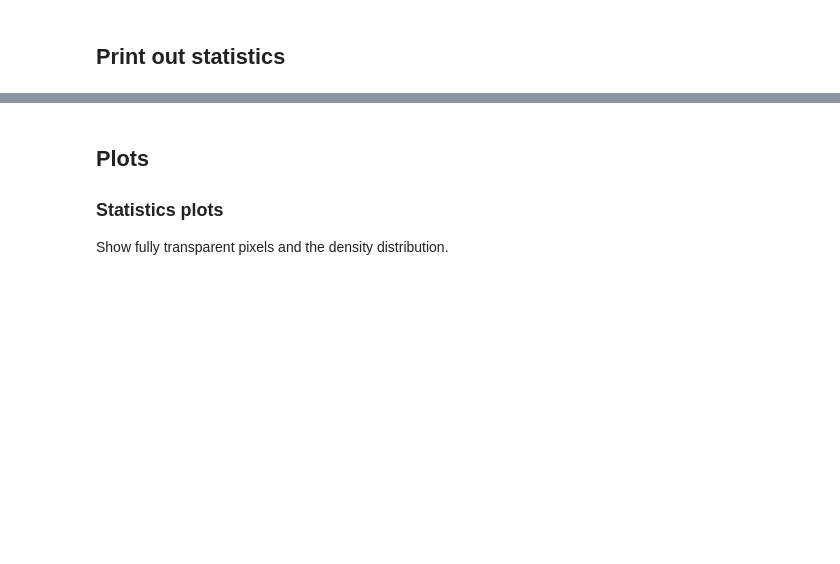
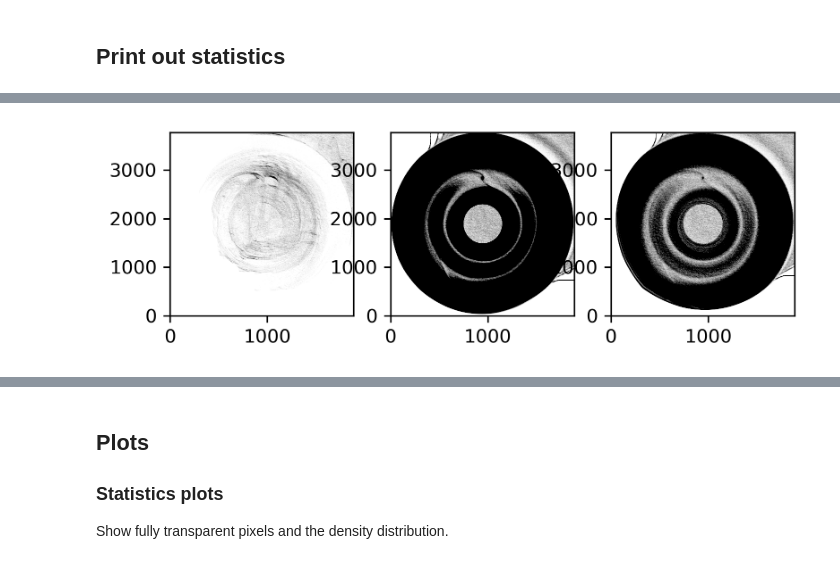
Before and after one commit to birnstiel/astro3D, a Jupyter notebook: notebooks/1_3Dprinting/4_color_disk/analyze_color_stack.ipynb, the cells around one changed output, grey strips where cells are left out. Cells and saved outputs as stored; diff of their text form; code cells hidden in the pictures; blank space fills up the shorter version.

```diff
--- a/notebooks/1_3Dprinting/4_color_disk/analyze_color_stack.ipynb
+++ b/notebooks/1_3Dprinting/4_color_disk/analyze_color_stack.ipynb
@@ -43,0 +61,5 @@ print(f'most opaque pixel has {summed_image.max():n} filled pixels (={summed_ima
+# %%
+summed = []
+for col in tqdm(cols[:-1]):
+    summed += [image_stack.image_sum(files, color=col)]
+summed = np.array(summed)
@@ -43,0 +71,7 @@ print(f'most opaque pixel has {summed_image.max():n} filled pixels (={summed_ima
+# %%
+f, ax = plt.subplots(1, len(summed), dpi=150)
+for _ax, _im in zip(ax, summed):
+    _ax.imshow(_im, origin='lower', vmin=0, vmax=1, cmap='gray_r')
+    _ax.set_aspect(dpi_y / dpi_x)
+# %% [output]
+[figure, added]
```
Also changed, not shown: parts of 9 cells of this notebook, 4 other files.
